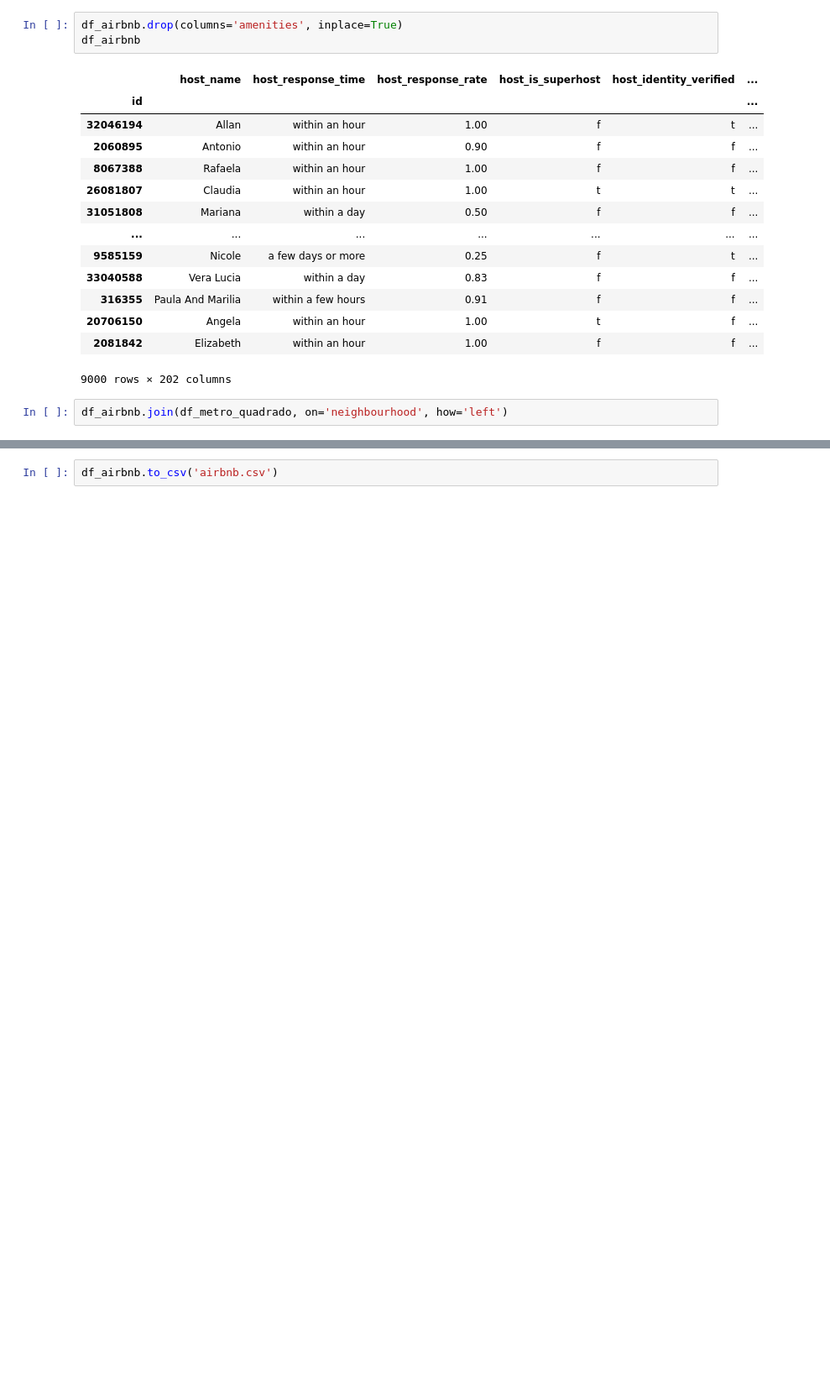
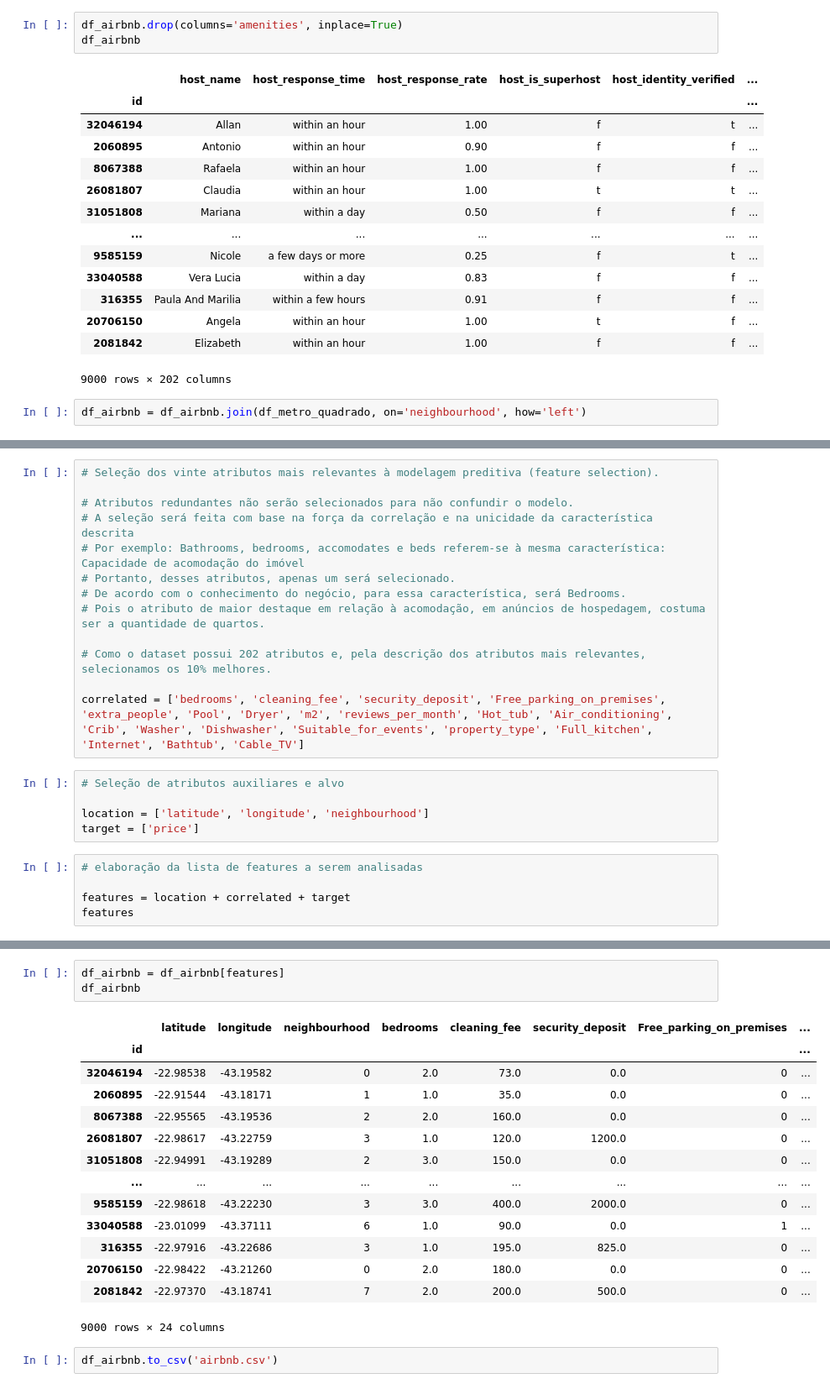
Before and after one commit to frlsouza/pmv_tcc_airbnb, a Jupyter notebook: tcc-puc-airbnb-dataframe.ipynb, the cells around one changed output, grey strips where cells are left out. Shown: that part at 84% size. Saved outputs shown, nothing was run; the diff lists cells and outputs as text; blank space fills up the shorter version.

```diff
--- a/tcc-puc-airbnb-dataframe.ipynb
+++ b/tcc-puc-airbnb-dataframe.ipynb
@@ -128,4 +128,4 @@ df_airbnb
 | 2081842 | Elizabeth | within an hour | 1.00 | f | f | ... |
 9000 rows × 202 columns
 # %%
-df_airbnb.join(df_metro_quadrado, on='neighbourhood', how='left')
+df_airbnb = df_airbnb.join(df_metro_quadrado, on='neighbourhood', how='left')
@@ -168,0 +179,23 @@ df_airbnb
+# %%
+# Seleção dos vinte atributos mais relevantes à modelagem preditiva (feature selection).
+
+# Atributos redundantes não serão selecionados para não confundir o modelo.
+# A seleção será feita com base na força da correlação e na unicidade da característica descrita
+# Por exemplo: Bathrooms, bedrooms, accomodates e beds referem-se à mesma característica: Capacidade de acomodação do imóvel
+# Portanto, desses atributos, apenas um será selecionado.
+# De acordo com o conhecimento do negócio, para essa característica, será Bedrooms.
+# Pois o atributo de maior destaque em relação à acomodação, em anúncios de hospedagem, costuma ser a quantidade de quartos.
+
+# Como o dataset possui 202 atributos e, pela descrição dos atributos mais relevantes, selecionamos os 10% melhores.
+
+correlated = ['bedrooms', 'cleaning_fee', 'security_deposit', 'Free_parking_on_premises', 'extra_people', 'Pool', 'Dryer', 'm2', 'reviews_per_month', 'Hot_tub', 'Air_conditioning', 'Crib', 'Washer', 'Dishwasher', 'Suitable_for_events', 'property_type', 'Full_kitchen', 'Internet', 'Bathtub', 'Cable_TV']
+# %%
+# Seleção de atributos auxiliares e alvo
+
+location = ['latitude', 'longitude', 'neighbourhood']
+target = ['price']
+# %%
+# elaboração da lista de features a serem analisadas
+
+features = location + correlated + target
+features
@@ -169,2 +220,20 @@ df_airbnb
+# %%
+df_airbnb = df_airbnb[features]
+df_airbnb
+# %% [output]
+|  | latitude | longitude | neighbourhood | bedrooms | cleaning_fee | security_deposit | Free_parking_on_premises | ... |
+| id |  |  |  |  |  |  |  | ... |
+| 32046194 | -22.98538 | -43.19582 | 0 | 2.0 | 73.0 | 0.0 | 0 | ... |
+| 2060895 | -22.91544 | -43.18171 | 1 | 1.0 | 35.0 | 0.0 | 0 | ... |
+| 8067388 | -22.95565 | -43.19536 | 2 | 2.0 | 160.0 | 0.0 | 0 | ... |
+| 26081807 | -22.98617 | -43.22759 | 3 | 1.0 | 120.0 | 1200.0 | 0 | ... |
+| 31051808 | -22.94991 | -43.19289 | 2 | 3.0 | 150.0 | 0.0 | 0 | ... |
+| ... | ... | ... | ... | ... | ... | ... | ... | ... |
+| 9585159 | -22.98618 | -43.22230 | 3 | 3.0 | 400.0 | 2000.0 | 0 | ... |
+| 33040588 | -23.01099 | -43.37111 | 6 | 1.0 | 90.0 | 0.0 | 1 | ... |
+| 316355 | -22.97916 | -43.22686 | 3 | 1.0 | 195.0 | 825.0 | 0 | ... |
+| 20706150 | -22.98422 | -43.21260 | 0 | 2.0 | 180.0 | 0.0 | 0 | ... |
+| 2081842 | -22.97370 | -43.18741 | 7 | 2.0 | 200.0 | 500.0 | 0 | ... |
+9000 rows × 24 columns
 # %%
 df_airbnb.to_csv('airbnb.csv')
```
Also changed, not shown: parts of 4 cells of this notebook, 2 other files.
